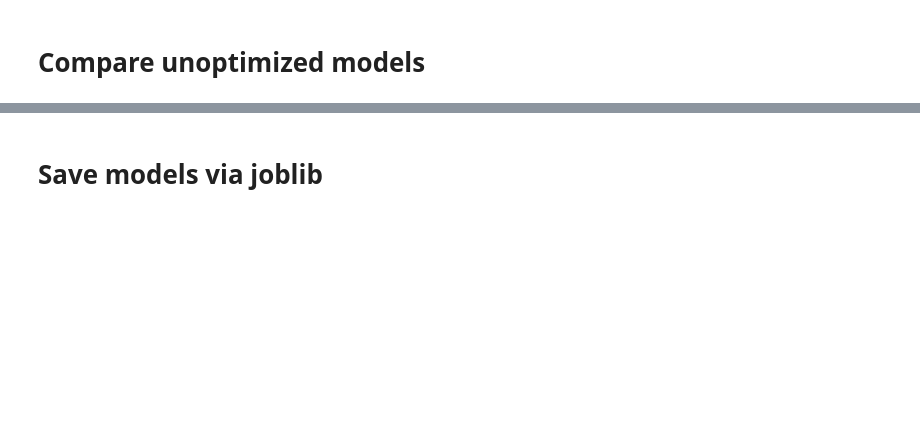
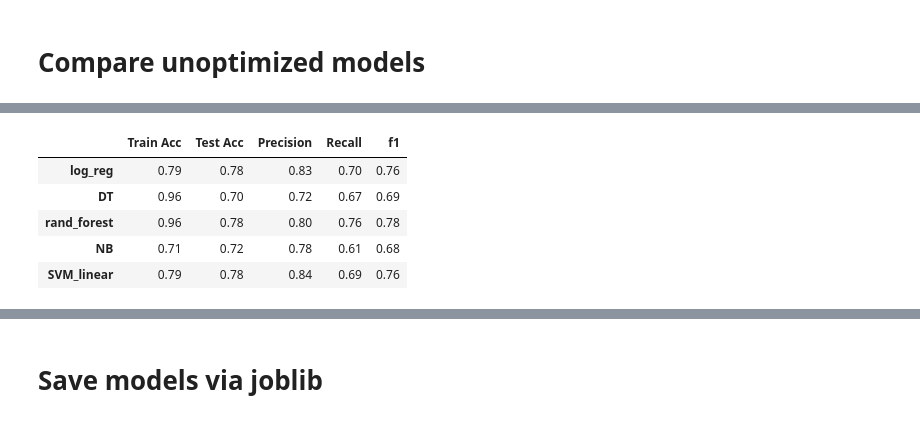
Before and after one commit to apandey86/capstone_community_problems, a Jupyter notebook: vectorization_fit_model.ipynb, the cells around one changed output, grey strips where cells are left out. Drawn from its saved outputs; the diff is of its cells as text; code cells hidden in the pictures; blank space fills up the shorter version.

```diff
--- a/vectorization_fit_model.ipynb
+++ b/vectorization_fit_model.ipynb
@@ -685,6 +731,13 @@ metrics
 # %%
 #Create df
-metrics_df = pd.DataFrame(data = metrics, index = ['log_reg', 'DT', 'NB', 'SVM_linear', 'SVM_rbf' ])
+metrics_df = pd.DataFrame(data = metrics, index = ['log_reg', 'DT', 'rand_forest' ,'NB', 'SVM_linear', 'SVM_rbf' ])
 metrics_df.head()
+# %% [output]
+|  | Train Acc | Test Acc | Precision | Recall | f1 |
+| log_reg | 0.79 | 0.78 | 0.83 | 0.70 | 0.76 |
+| DT | 0.96 | 0.70 | 0.72 | 0.67 | 0.69 |
+| rand_forest | 0.96 | 0.78 | 0.80 | 0.76 | 0.78 |
+| NB | 0.71 | 0.72 | 0.78 | 0.61 | 0.68 |
+| SVM_linear | 0.79 | 0.78 | 0.84 | 0.69 | 0.76 |
 # %%
 metrics_df.head()
```
Also changed, not shown: parts of 40 cells of this notebook, 10 other files.
